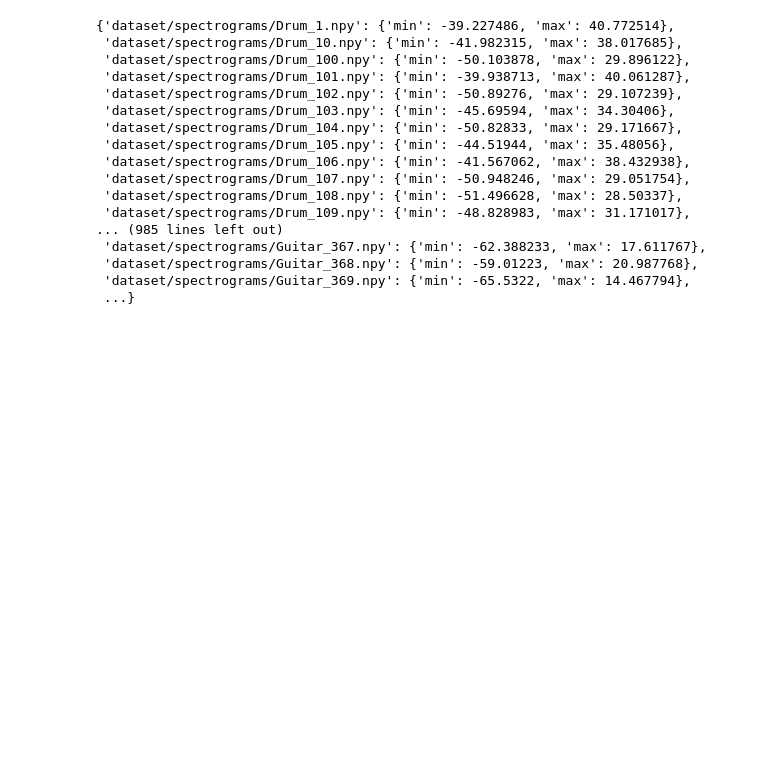
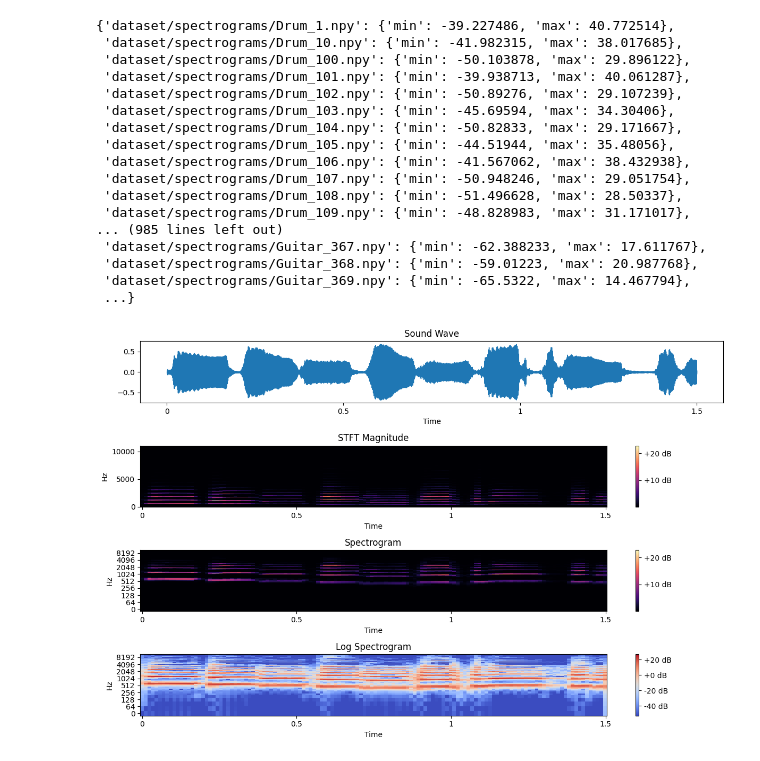
Before and after one commit to ShudarshanKongkham/DataGeneration-VAE, a Jupyter notebook: Instrument Sound Generation/code/preprocess.ipynb, the cells around one changed output. Saved outputs shown, nothing was run; the diff lists cells and outputs as text; code cells hidden in the pictures; blank space fills up the shorter version.

```diff
--- a/Instrument Sound Generation/code/preprocess.ipynb
+++ b/Instrument Sound Generation/code/preprocess.ipynb
@@ -541,3 +529,54 @@ min_max_values
  'dataset/spectrograms/Guitar_368.npy': {'min': -59.01223, 'max': 20.987768},
  'dataset/spectrograms/Guitar_369.npy': {'min': -65.5322, 'max': 14.467794},
  ...}
+# %%
+import librosa
+import librosa.display
+import numpy as np
+import matplotlib.pyplot as plt
+
+# Parameters
+FRAME_SIZE = 512
+HOP_LENGTH = 256
+DURATION = 1.5  # in seconds
+SAMPLE_RATE = 22050
+
+# Load an example audio file
+y, sr = librosa.load(librosa.ex('trumpet'), sr=SAMPLE_RATE, duration=DURATION)
+
+# Compute the Short-Time Fourier Transform (STFT)
+stft = librosa.stft(y, n_fft=FRAME_SIZE, hop_length=HOP_LENGTH)
+spectrogram = np.abs(stft)
+
+# Convert to decibels
+log_spectrogram = librosa.amplitude_to_db(spectrogram)
+
+# Plot the sound wave
+plt.figure(figsize=(12, 8))
+
+plt.subplot(4, 1, 1)
+librosa.display.waveshow(y, sr=sr)
+plt.title('Sound Wave')
+
+# Plot the STFT
+plt.subplot(4, 1, 2)
+librosa.display.specshow(np.abs(stft), sr=sr, hop_length=HOP_LENGTH, x_axis='time', y_axis='linear')
+plt.colorbar(format='%+2.0f dB')
+plt.title('STFT Magnitude')
+
+# Plot the spectrogram
+plt.subplot(4, 1, 3)
+librosa.display.specshow(spectrogram, sr=sr, hop_length=HOP_LENGTH, x_axis='time', y_axis='log')
+plt.colorbar(format='%+2.0f dB')
+plt.title('Spectrogram')
+
+# Plot the log spectrogram
+plt.subplot(4, 1, 4)
+librosa.display.specshow(log_spectrogram, sr=sr, hop_length=HOP_LENGTH, x_axis='time', y_axis='log')
+plt.colorbar(format='%+2.0f dB')
+plt.title('Log Spectrogram')
+
+plt.tight_layout()
+plt.show()
+# %% [output]
+[figure, added]
```
Also changed, not shown: parts of 2 cells of this notebook, 30 other files.
